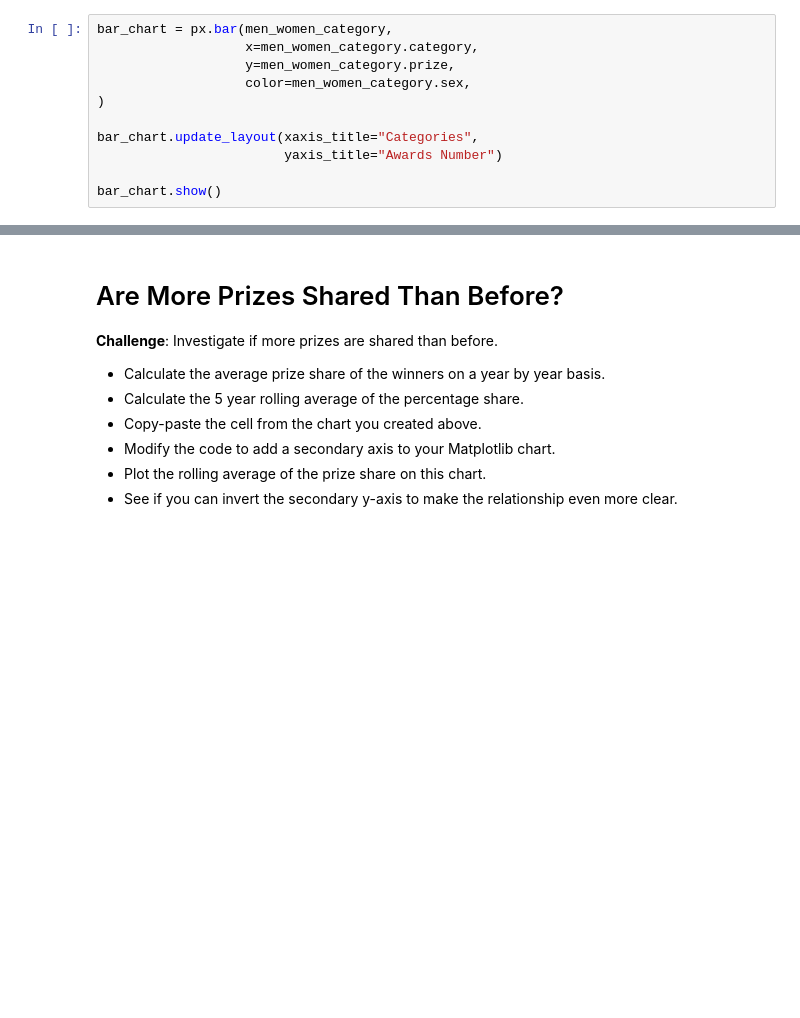
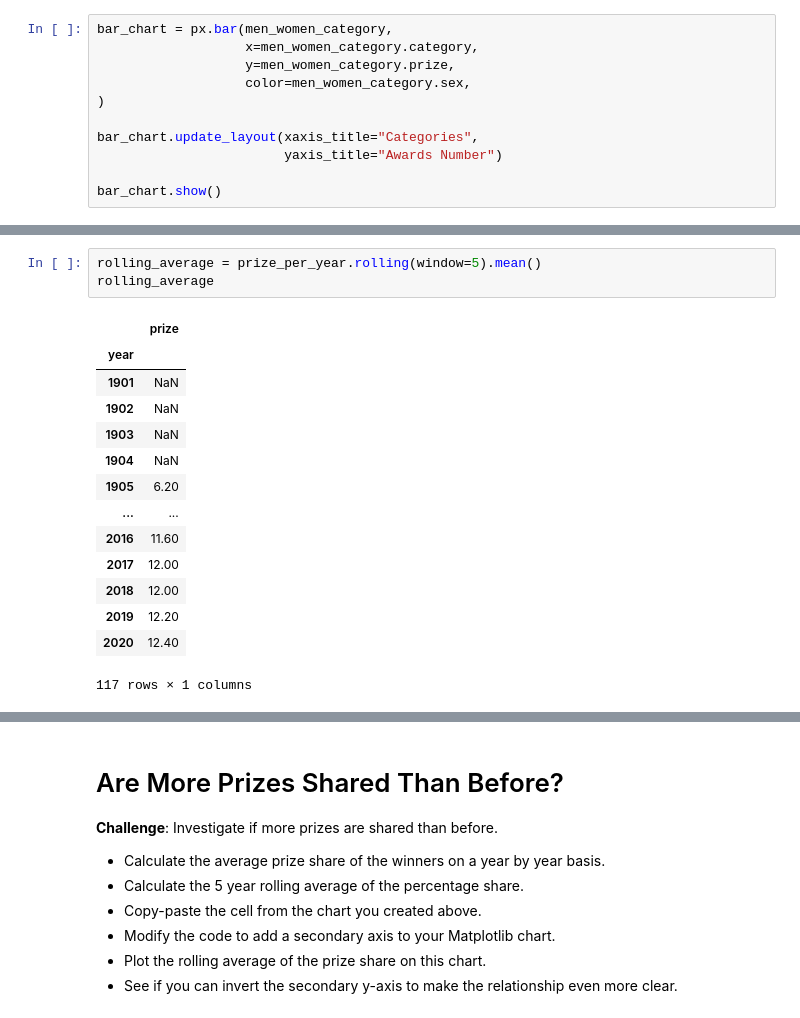
Before and after one commit to AndyRoy04/100DaysOfCode_Python, a Jupyter notebook: Day_79/Nobel_Prize_Analysis_(start).ipynb, the cells around one changed output, grey strips where cells are left out. Saved outputs shown, nothing was run; the diff lists cells and outputs as text; blank space fills up the shorter version.

```diff
--- a/Day_79/Nobel_Prize_Analysis_(start).ipynb
+++ b/Day_79/Nobel_Prize_Analysis_(start).ipynb
@@ -305,0 +326,18 @@ bar_chart.show()
+# %%
+rolling_average = prize_per_year.rolling(window=5).mean()
+rolling_average
+# %% [output]
+|  | prize |
+| year |  |
+| 1901 | NaN |
+| 1902 | NaN |
+| 1903 | NaN |
+| 1904 | NaN |
+| 1905 | 6.20 |
+| ... | ... |
+| 2016 | 11.60 |
+| 2017 | 12.00 |
+| 2018 | 12.00 |
+| 2019 | 12.20 |
+| 2020 | 12.40 |
+117 rows × 1 columns
```
Also changed, not shown: parts of 5 cells of this notebook.
